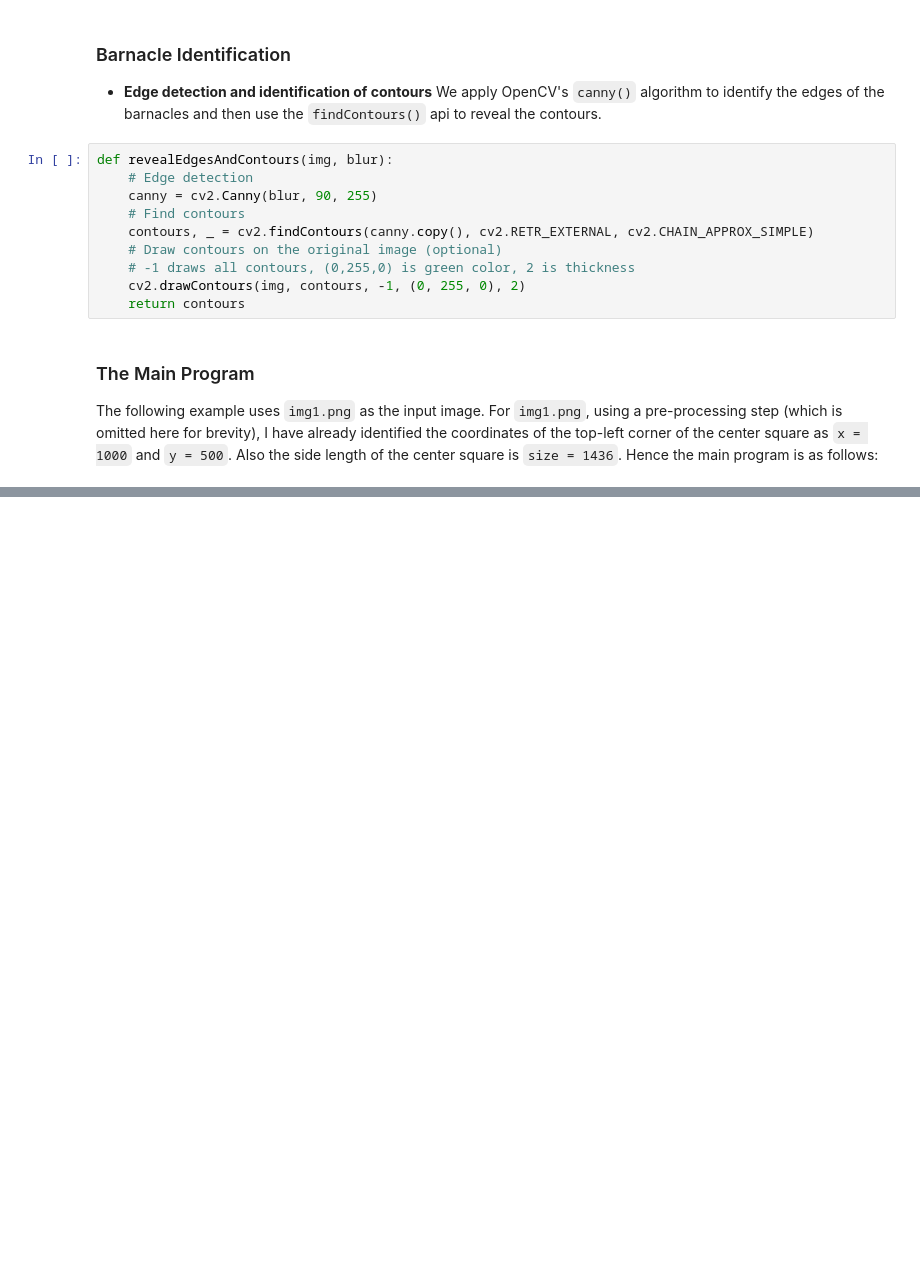
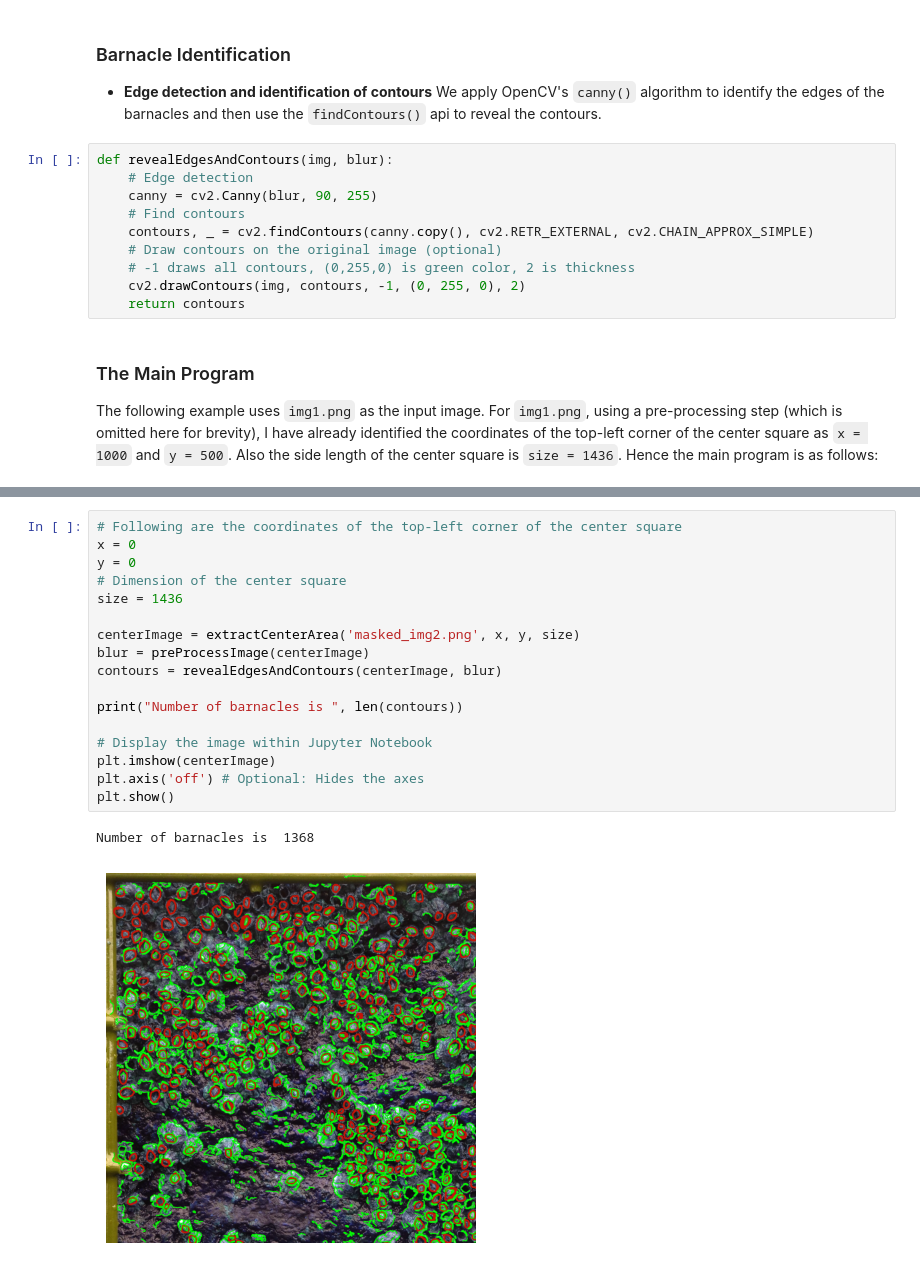
Before and after one commit to anusha-murali/DALI, a Jupyter notebook: data_challenge.ipynb, the cells around one changed output, grey strips where cells are left out. Saved outputs shown, nothing was run; the diff lists cells and outputs as text; blank space fills up the shorter version.

```diff
--- a/data_challenge.ipynb
+++ b/data_challenge.ipynb
@@ -90,0 +147,20 @@ Number of barnacles is  2651
+# %%
+# Following are the coordinates of the top-left corner of the center square
+x = 0
+y = 0
+# Dimension of the center square
+size = 1436
+
+centerImage = extractCenterArea('masked_img2.png', x, y, size)
+blur = preProcessImage(centerImage)
+contours = revealEdgesAndContours(centerImage, blur)
+
+print("Number of barnacles is ", len(contours))
+
+# Display the image within Jupyter Notebook
+plt.imshow(centerImage)
+plt.axis('off') # Optional: Hides the axes
+plt.show()
+# %% [output]
+Number of barnacles is  1368
+[figure, added]
```
Also changed, not shown: parts of 15 cells of this notebook.
